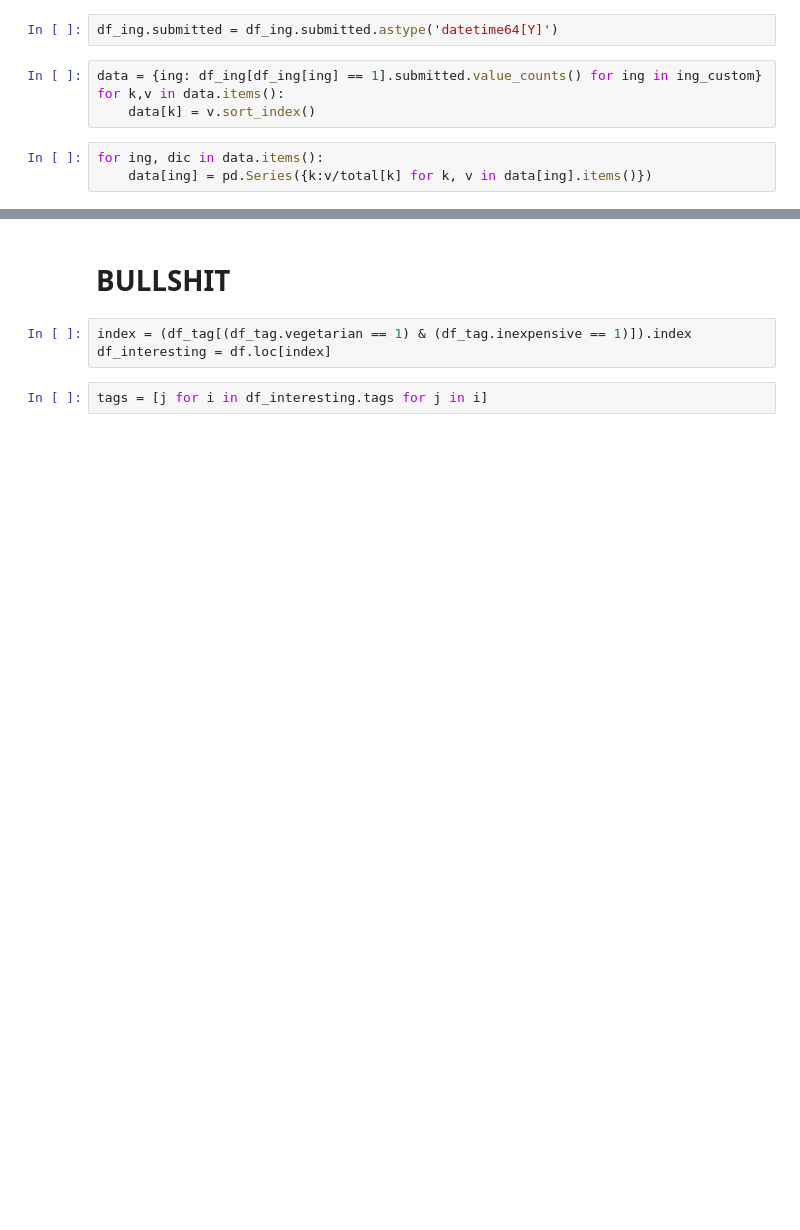
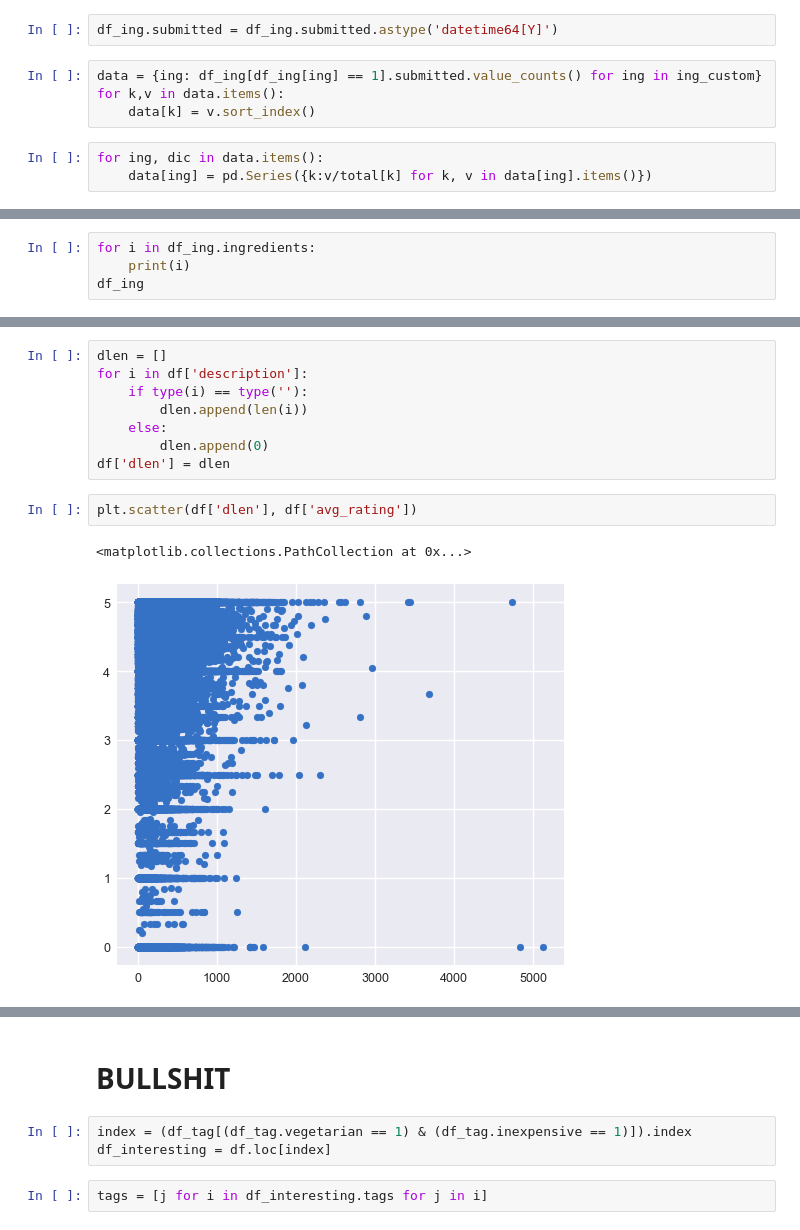
Before and after one commit to jCodingStuff/DataMadness, a Jupyter notebook: juli_mess.ipynb, the cells around one changed output, grey strips where cells are left out. Cells and saved outputs as stored; diff of their text form; blank space fills up the shorter version.

```diff
--- a/juli_mess.ipynb
+++ b/juli_mess.ipynb
@@ -363,0 +368,4 @@ plt.show()
+# %%
+for i in df_ing.ingredients:
+    print(i)
+df_ing
@@ -363,0 +424,13 @@ plt.show()
+# %%
+dlen = []
+for i in df['description']:
+    if type(i) == type(''):
+        dlen.append(len(i))
+    else:
+        dlen.append(0)
+df['dlen'] = dlen
+# %%
+plt.scatter(df['dlen'], df['avg_rating'])
+# %% [output]
+<matplotlib.collections.PathCollection at 0x...>
+[figure, added]
```
Also changed, not shown: parts of 16 cells of this notebook, 4 other files.
